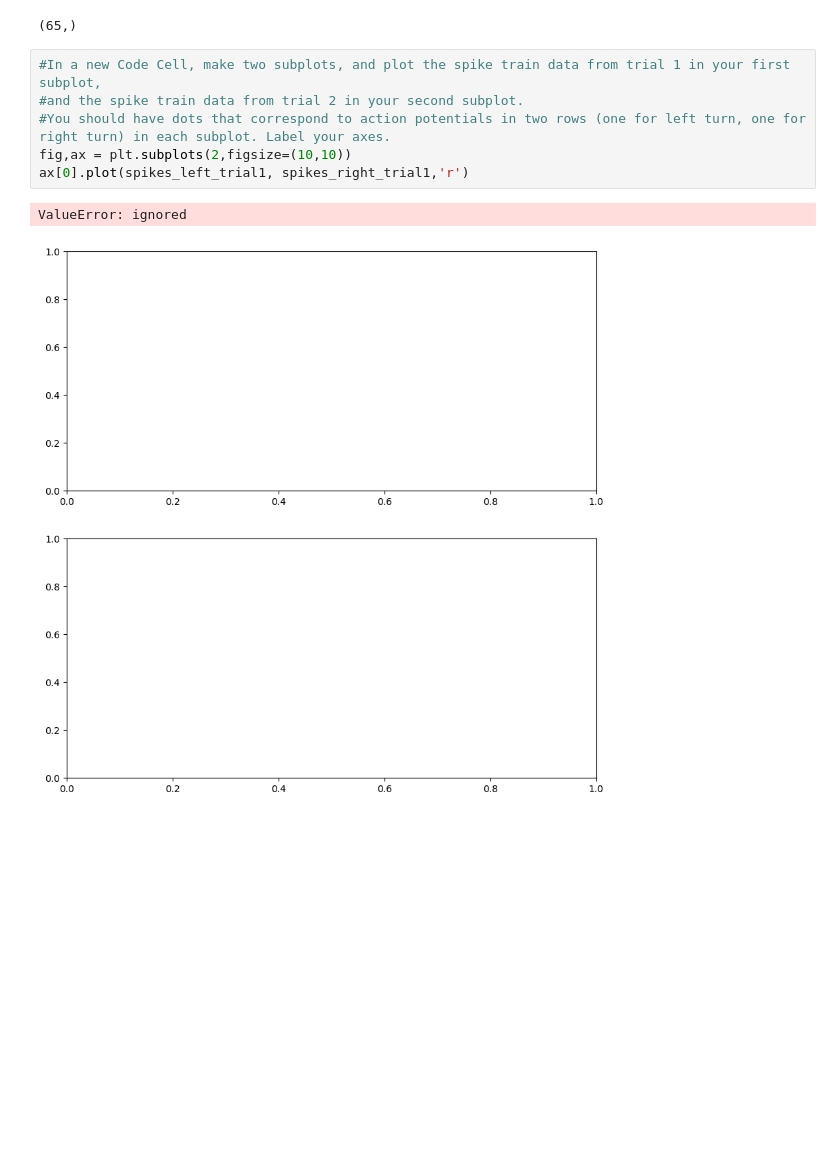
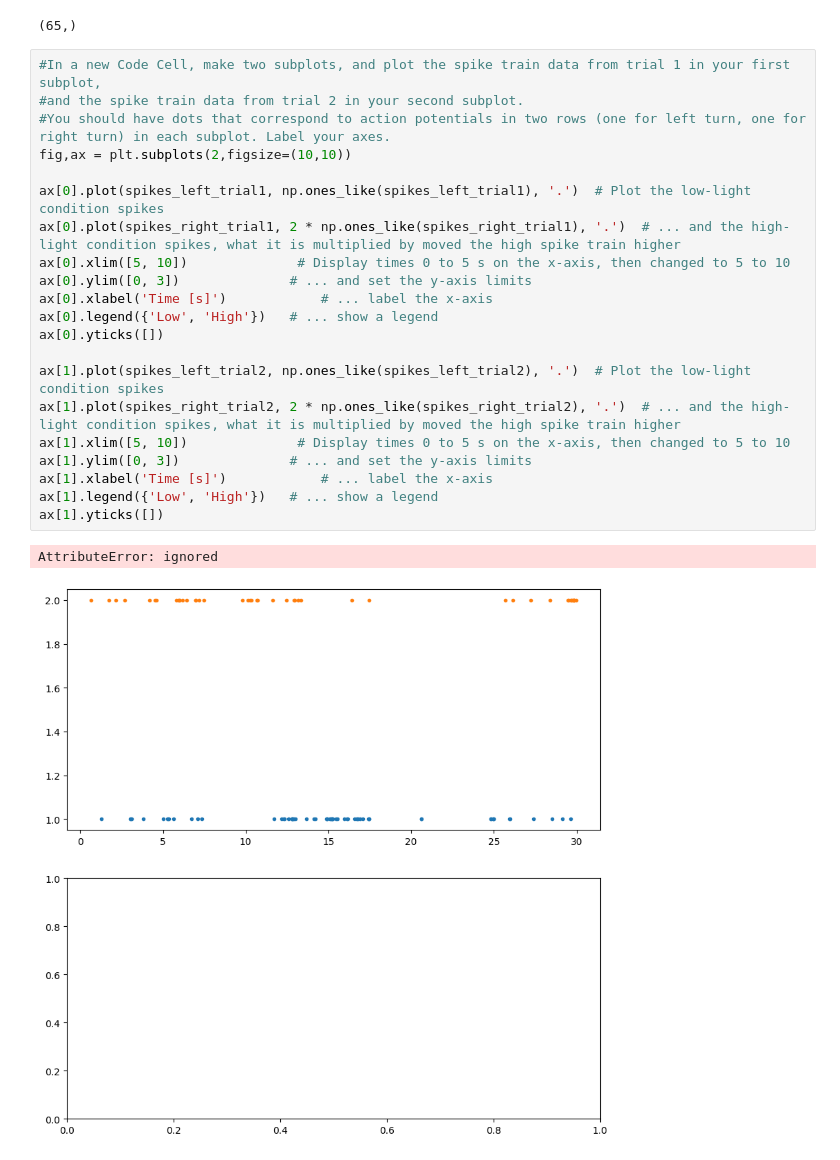
Before and after one commit to caseymacelhiney/neuro265, a Jupyter notebook: coding_homework_7.ipynb, the cells around one changed output. Cells and saved outputs as stored; diff of their text form; blank space fills up the shorter version.

```diff
--- a/coding_homework_7.ipynb
+++ b/coding_homework_7.ipynb
@@ -95,9 +95,24 @@ np.shape(spikes_left_trial1)
 # %%
 #In a new Code Cell, make two subplots, and plot the spike train data from trial 1 in your first subplot,
 #and the spike train data from trial 2 in your second subplot.
 #You should have dots that correspond to action potentials in two rows (one for left turn, one for right turn) in each subplot. Label your axes.
 fig,ax = plt.subplots(2,figsize=(10,10))
-ax[0].plot(spikes_left_trial1, spikes_right_trial1,'r')
+
+ax[0].plot(spikes_left_trial1, np.ones_like(spikes_left_trial1), '.')  # Plot the low-light condition spikes
+ax[0].plot(spikes_right_trial1, 2 * np.ones_like(spikes_right_trial1), '.')  # ... and the high-light condition spikes, what it is multiplied by moved the high spike train higher
+ax[0].xlim([5, 10])              # Display times 0 to 5 s on the x-axis, then changed to 5 to 10
+ax[0].ylim([0, 3])              # ... and set the y-axis limits
+ax[0].xlabel('Time [s]')            # ... label the x-axis
+ax[0].legend({'Low', 'High'})   # ... show a legend
+ax[0].yticks([])
+
+ax[1].plot(spikes_left_trial2, np.ones_like(spikes_left_trial2), '.')  # Plot the low-light condition spikes
+ax[1].plot(spikes_right_trial2, 2 * np.ones_like(spikes_right_trial2), '.')  # ... and the high-light condition spikes, what it is multiplied by moved the high spike train higher
+ax[1].xlim([5, 10])              # Display times 0 to 5 s on the x-axis, then changed to 5 to 10
+ax[1].ylim([0, 3])              # ... and set the y-axis limits
+ax[1].xlabel('Time [s]')            # ... label the x-axis
+ax[1].legend({'Low', 'High'})   # ... show a legend
+ax[1].yticks([])
 # %% [output]
-ValueError: ignored
+AttributeError: ignored
-[figure, old version]
+[figure, new version]
```
